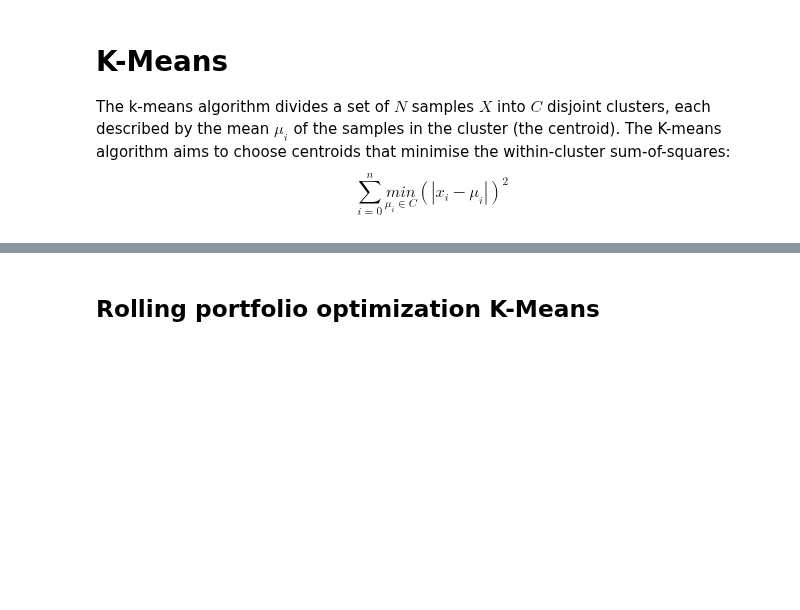
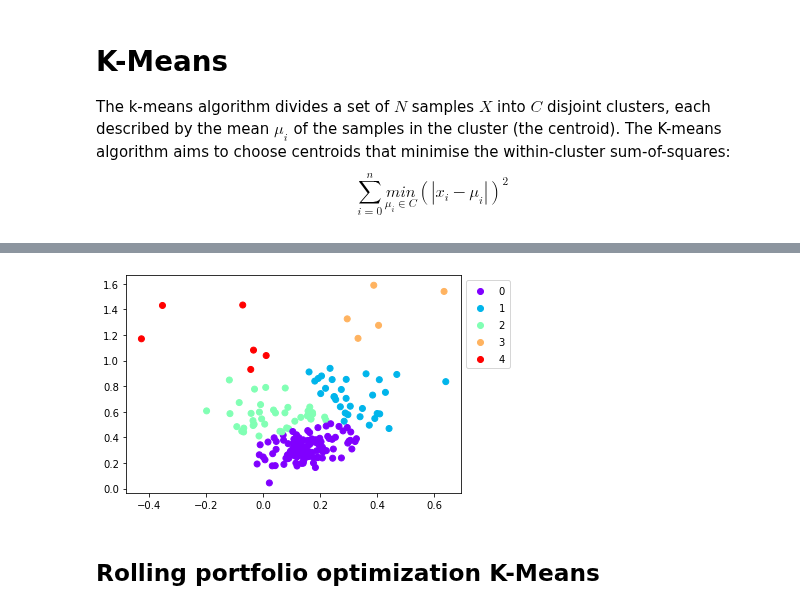
Before and after one commit to GiadaV/PROGETTO-PYTHON, a Jupyter notebook: progetto_finance.ipynb, the cells around one changed output, grey strips where cells are left out. Saved outputs shown, nothing was run; the diff lists cells and outputs as text; code cells hidden in the pictures; blank space fills up the shorter version.

```diff
--- a/progetto_finance.ipynb
+++ b/progetto_finance.ipynb
@@ -493,12 +523,17 @@ pl.savefig('elbow_rule_kmeans.png')
 # %%
 # fit k-means with 5 clusters
 X = rets_df.values
 n_clusters = 5
+
 kmeans = KMeans(n_clusters = n_clusters).fit(X)
 centroids = kmeans.cluster_centers_
 
-pl.scatter(X[:,0],X[:,1], c = kmeans.labels_, cmap = "rainbow")
+fig, ax = pl.subplots()
+scatter = ax.scatter(X[:,0],X[:,1], c = kmeans.labels_, cmap = "rainbow")
+ax.legend(*scatter.legend_elements(), loc='upper left', bbox_to_anchor=(1, 1))
 pl.savefig('kmeans.png')
+# %% [output]
+[figure, added]
 # %%
 # count number of elements in each cluster
 cluster_idx = np.array(kmeans.labels_)
```
Also changed, not shown: parts of 20 cells of this notebook.
